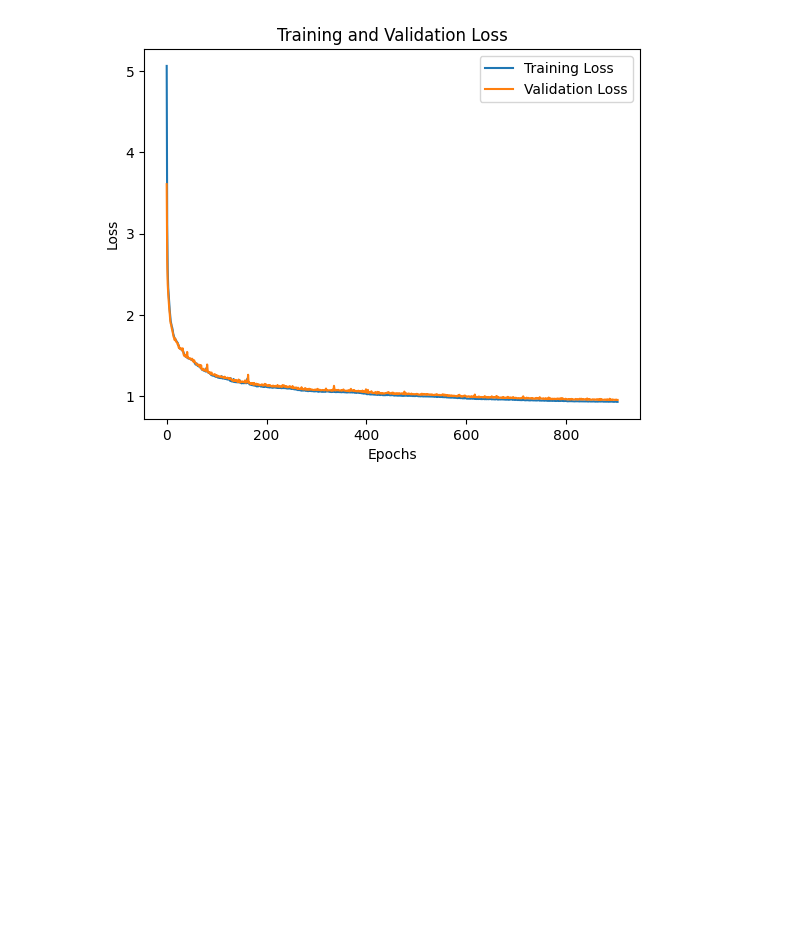
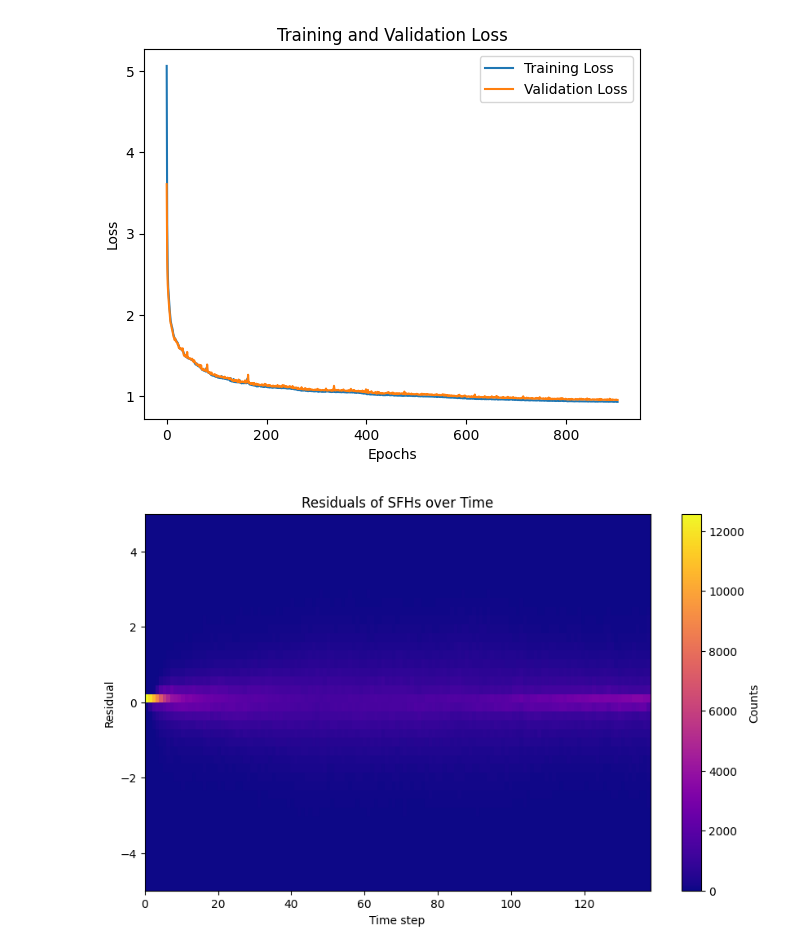
Before and after one commit to harrypenguin/Astrostatistics-Models, a Jupyter notebook: ConvAutoencoder.ipynb, the cells around one changed output. Drawn from its saved outputs; the diff is of its cells as text; code cells hidden in the pictures; blank space fills up the shorter version.

Commit message:
0.963 Autoencoder evaluation

```diff
--- a/ConvAutoencoder.ipynb
+++ b/ConvAutoencoder.ipynb
@@ -179,3 +179,6 @@ Epoch [471/500], Training Loss: 1.0065, Val Loss: 1.0362
 Epoch [481/500], Training Loss: 1.0083, Val Loss: 1.0276
 Epoch [491/500], Training Loss: 1.0061, Val Loss: 1.0340
 Training complete
+# %%
+AE = torch.load('AE Models/torch0.963autoencodervalmodel.pth')
+print(AE)
@@ -199,3 +218,27 @@ plt.show()
 [figure]
 # %%
 torch.save(AE, 'AE Models/torch0.963autoencodervalmodel.pth')
+# %%
+generated_SFHs = AE(X_test_tensor.unsqueeze(1))
+real_SFHs = X_test_tensor.unsqueeze(1)
+# %%
+# Calculate residuals
+residuals = (generated_SFHs - real_SFHs).detach().numpy().squeeze()
+
+# Create time axis
+time_axis = np.tile(np.arange(residuals.shape[1]), residuals.shape[0])
+
+# Flatten the residuals
+residuals_flat = residuals.flatten()
+
+# Create a 2D histogram
+plt.figure(figsize=(10, 6))
+plt.hist2d(time_axis, residuals_flat, bins=[139, 300], cmap='plasma')
+plt.ylim(-5,5)
+plt.colorbar(label='Counts')
+plt.xlabel('Time step')
+plt.ylabel('Residual')
+plt.title('Residuals of SFHs over Time')
+plt.show()
+# %% [output]
+[figure, added]
```
Also changed, not shown: parts of 2 cells of this notebook, 1 other file.
